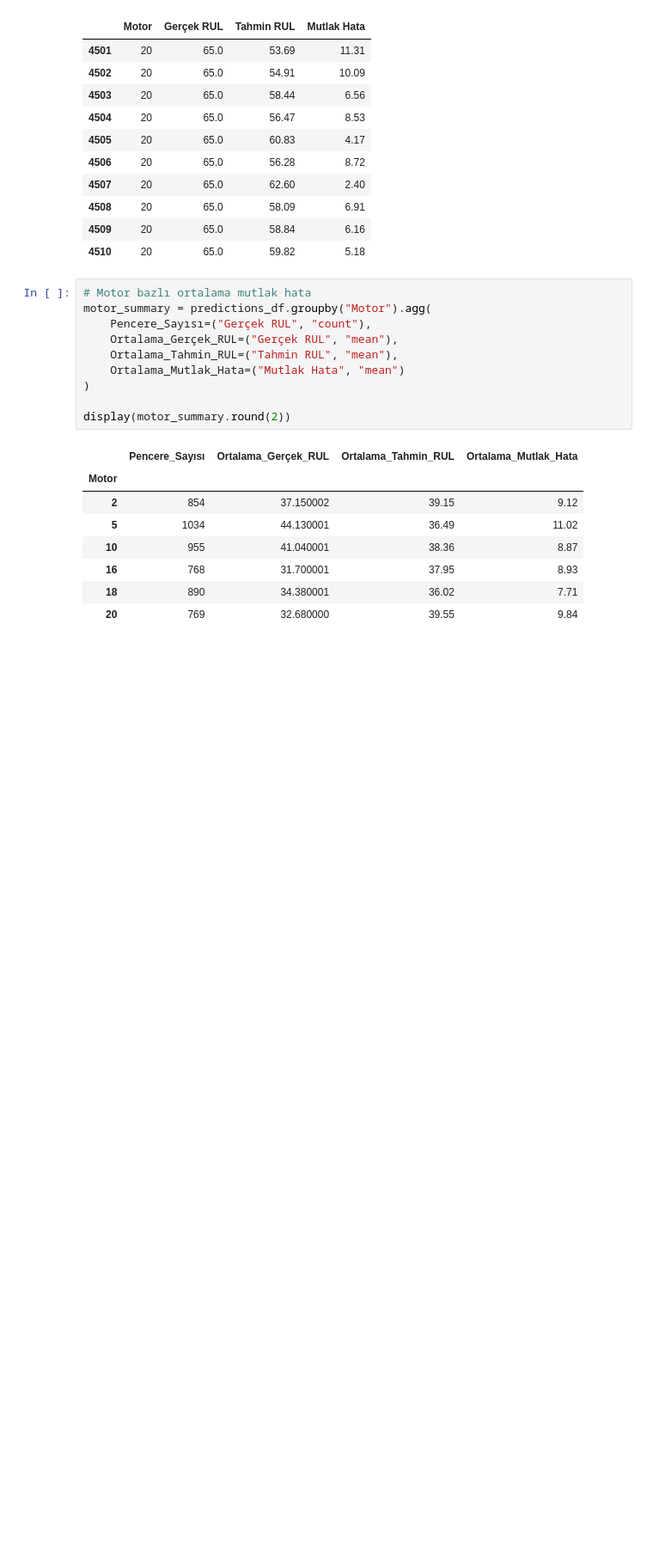
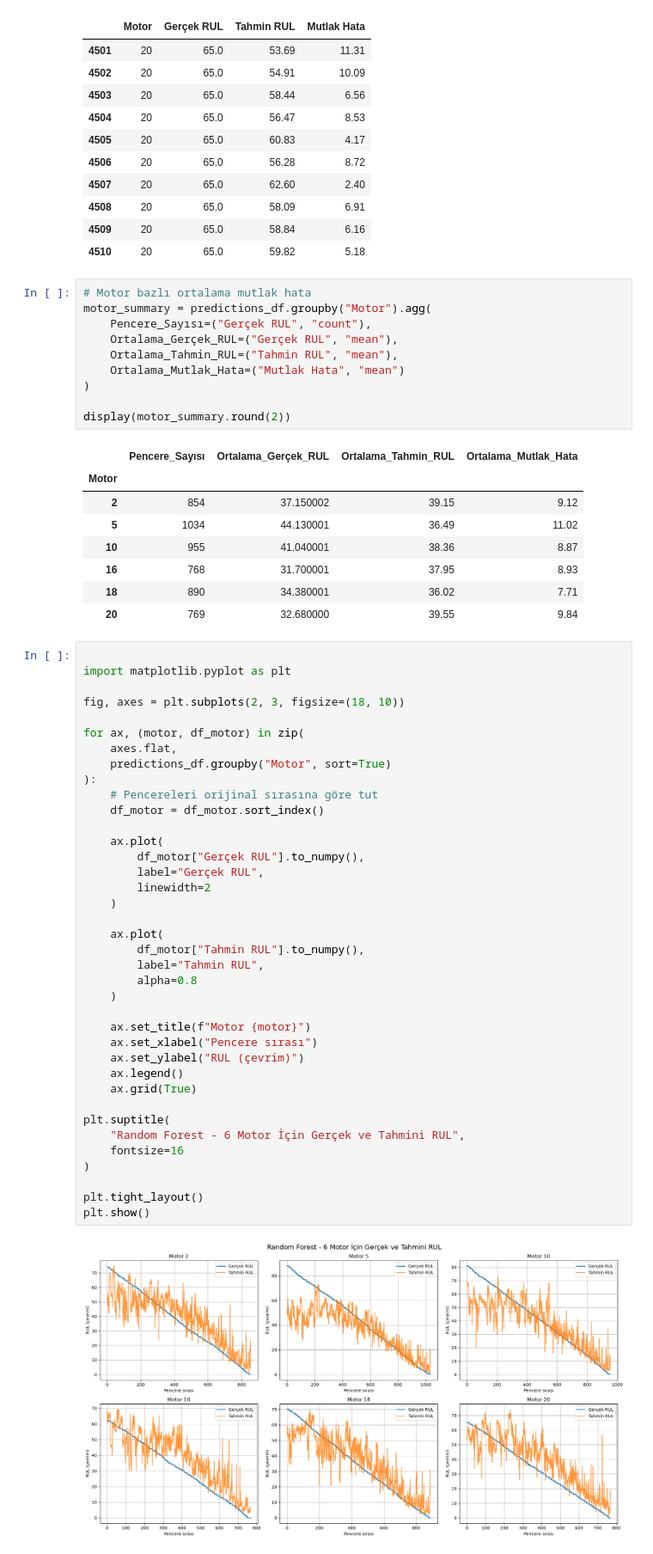
Before and after one commit to ilkinsoydas/End-to-End-PdM-Pipeline, a Jupyter notebook: n_cmapss/models/Random_Forest.ipynb, the cells around one changed output. Shown at 86% size. Cells and saved outputs as stored; diff of their text form; blank space fills up the shorter version.

```diff
--- a/n_cmapss/models/Random_Forest.ipynb
+++ b/n_cmapss/models/Random_Forest.ipynb
@@ -832,3 +834,43 @@ display(motor_summary.round(2))
 | 16 | 768 | 31.700001 | 37.95 | 8.93 |
 | 18 | 890 | 34.380001 | 36.02 | 7.71 |
 | 20 | 769 | 32.680000 | 39.55 | 9.84 |
+# %%
+
+import matplotlib.pyplot as plt
+
+fig, axes = plt.subplots(2, 3, figsize=(18, 10))
+
+for ax, (motor, df_motor) in zip(
+    axes.flat,
+    predictions_df.groupby("Motor", sort=True)
+):
+    # Pencereleri orijinal sırasına göre tut
+    df_motor = df_motor.sort_index()
+
+    ax.plot(
+        df_motor["Gerçek RUL"].to_numpy(),
+        label="Gerçek RUL",
+        linewidth=2
+    )
+
+    ax.plot(
+        df_motor["Tahmin RUL"].to_numpy(),
+        label="Tahmin RUL",
+        alpha=0.8
+    )
+
+    ax.set_title(f"Motor {motor}")
+    ax.set_xlabel("Pencere sırası")
+    ax.set_ylabel("RUL (çevrim)")
+    ax.legend()
+    ax.grid(True)
+
+plt.suptitle(
+    "Random Forest - 6 Motor İçin Gerçek ve Tahmini RUL",
+    fontsize=16
+)
+
+plt.tight_layout()
+plt.show()
+# %% [output]
+[figure, added]
```
Also changed, not shown: parts of 3 cells of this notebook, 10 other files.
